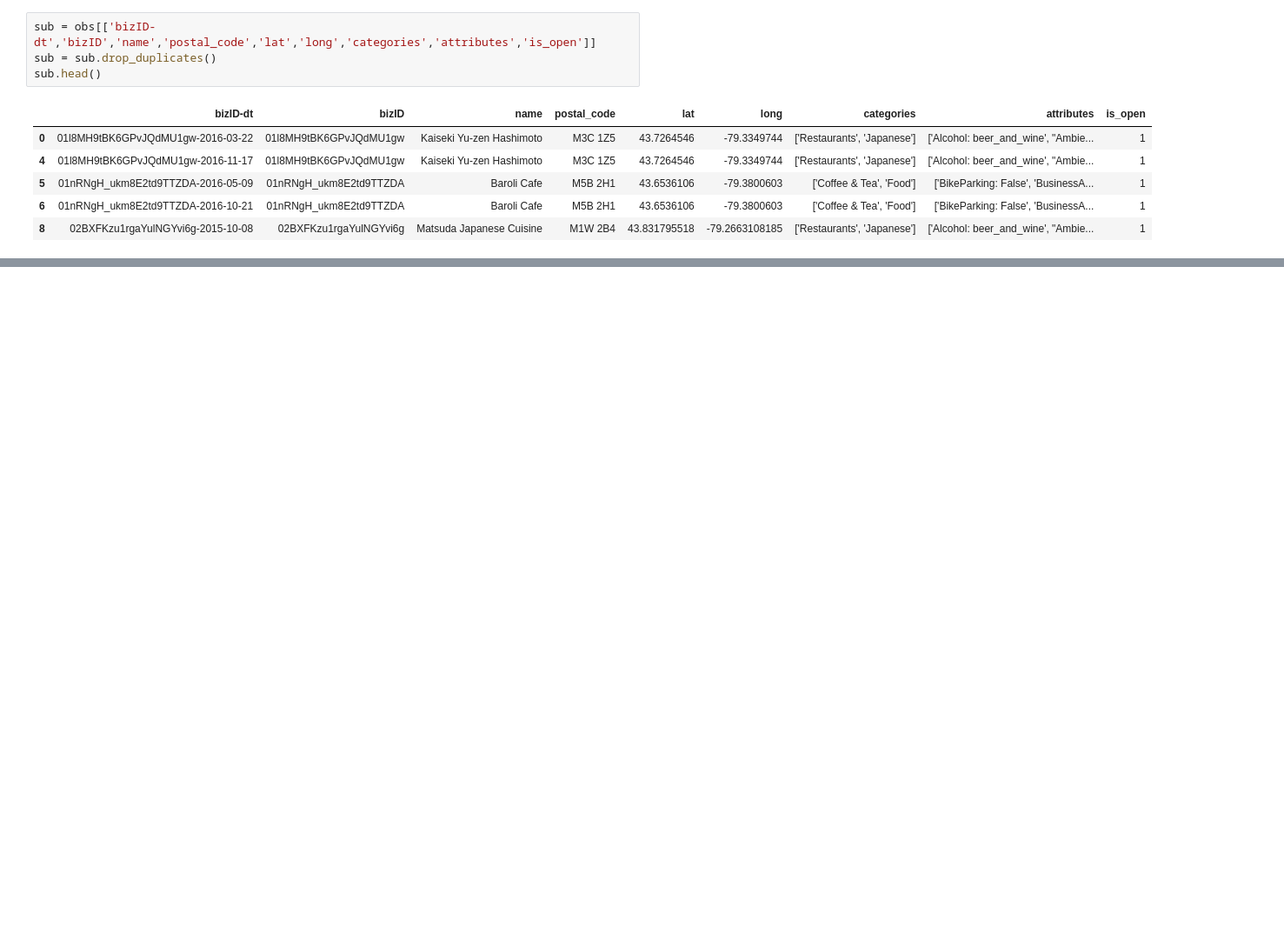
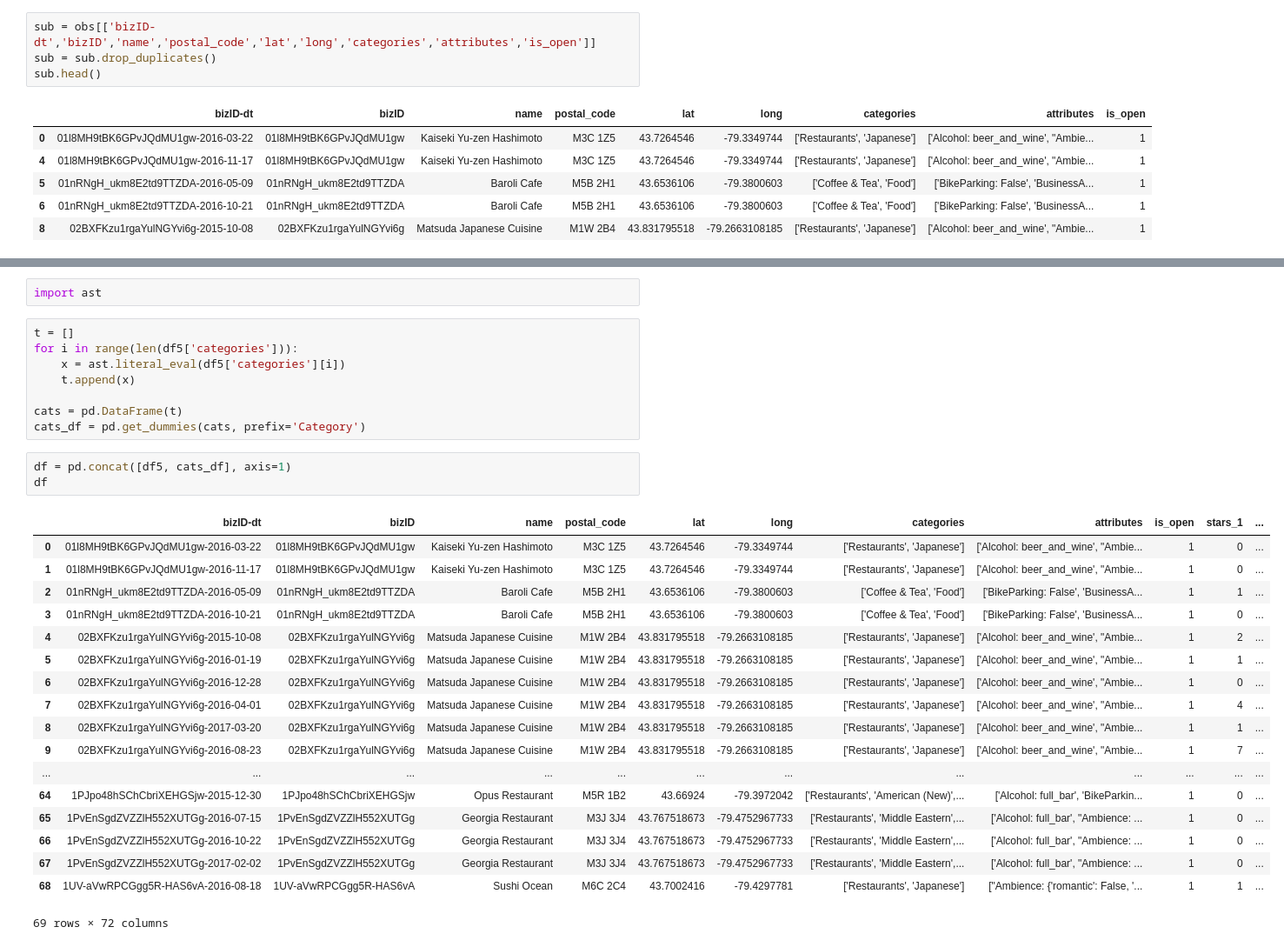
Before and after one commit to ms682/DataScience, a Jupyter notebook: yelp-toronto-dataset.ipynb, the cells around one changed output, grey strips where cells are left out. Shown at 87% size. Cells and saved outputs as stored; diff of their text form; blank space fills up the shorter version.

```diff
--- a/yelp-toronto-dataset.ipynb
+++ b/yelp-toronto-dataset.ipynb
@@ -195,0 +196,32 @@ df.head()
+# %%
+import ast
+# %%
+t = []
+for i in range(len(df5['categories'])):
+    x = ast.literal_eval(df5['categories'][i])
+    t.append(x)
+
+cats = pd.DataFrame(t)
+cats_df = pd.get_dummies(cats, prefix='Category')
+# %%
+df = pd.concat([df5, cats_df], axis=1)
+df
+# %% [output]
+|  | bizID-dt | bizID | name | postal_code | lat | long | categories | attributes | is_open | stars_1 | ... |
+| 0 | 01l8MH9tBK6GPvJQdMU1gw-2016-03-22 | 01l8MH9tBK6GPvJQdMU1gw | Kaiseki Yu-zen Hashimoto | M3C 1Z5 | 43.7264546 | -79.3349744 | ['Restaurants', 'Japanese'] | ['Alcohol: beer_and_wine', "Ambie... | 1 | 0 | ... |
+| 1 | 01l8MH9tBK6GPvJQdMU1gw-2016-11-17 | 01l8MH9tBK6GPvJQdMU1gw | Kaiseki Yu-zen Hashimoto | M3C 1Z5 | 43.7264546 | -79.3349744 | ['Restaurants', 'Japanese'] | ['Alcohol: beer_and_wine', "Ambie... | 1 | 0 | ... |
+| 2 | 01nRNgH_ukm8E2td9TTZDA-2016-05-09 | 01nRNgH_ukm8E2td9TTZDA | Baroli Cafe | M5B 2H1 | 43.6536106 | -79.3800603 | ['Coffee & Tea', 'Food'] | ['BikeParking: False', 'BusinessA... | 1 | 1 | ... |
+| 3 | 01nRNgH_ukm8E2td9TTZDA-2016-10-21 | 01nRNgH_ukm8E2td9TTZDA | Baroli Cafe | M5B 2H1 | 43.6536106 | -79.3800603 | ['Coffee & Tea', 'Food'] | ['BikeParking: False', 'BusinessA... | 1 | 0 | ... |
+| 4 | 02BXFKzu1rgaYulNGYvi6g-2015-10-08 | 02BXFKzu1rgaYulNGYvi6g | Matsuda Japanese Cuisine | M1W 2B4 | 43.831795518 | -79.2663108185 | ['Restaurants', 'Japanese'] | ['Alcohol: beer_and_wine', "Ambie... | 1 | 2 | ... |
+| 5 | 02BXFKzu1rgaYulNGYvi6g-2016-01-19 | 02BXFKzu1rgaYulNGYvi6g | Matsuda Japanese Cuisine | M1W 2B4 | 43.831795518 | -79.2663108185 | ['Restaurants', 'Japanese'] | ['Alcohol: beer_and_wine', "Ambie... | 1 | 1 | ... |
+| 6 | 02BXFKzu1rgaYulNGYvi6g-2016-12-28 | 02BXFKzu1rgaYulNGYvi6g | Matsuda Japanese Cuisine | M1W 2B4 | 43.831795518 | -79.2663108185 | ['Restaurants', 'Japanese'] | ['Alcohol: beer_and_wine', "Ambie... | 1 | 0 | ... |
+| 7 | 02BXFKzu1rgaYulNGYvi6g-2016-04-01 | 02BXFKzu1rgaYulNGYvi6g | Matsuda Japanese Cuisine | M1W 2B4 | 43.831795518 | -79.2663108185 | ['Restaurants', 'Japanese'] | ['Alcohol: beer_and_wine', "Ambie... | 1 | 4 | ... |
+| 8 | 02BXFKzu1rgaYulNGYvi6g-2017-03-20 | 02BXFKzu1rgaYulNGYvi6g | Matsuda Japanese Cuisine | M1W 2B4 | 43.831795518 | -79.2663108185 | ['Restaurants', 'Japanese'] | ['Alcohol: beer_and_wine', "Ambie... | 1 | 1 | ... |
+| 9 | 02BXFKzu1rgaYulNGYvi6g-2016-08-23 | 02BXFKzu1rgaYulNGYvi6g | Matsuda Japanese Cuisine | M1W 2B4 | 43.831795518 | -79.2663108185 | ['Restaurants', 'Japanese'] | ['Alcohol: beer_and_wine', "Ambie... | 1 | 7 | ... |
+| ... | ... | ... | ... | ... | ... | ... | ... | ... | ... | ... | ... |
+| 64 | 1PJpo48hSChCbriXEHGSjw-2015-12-30 | 1PJpo48hSChCbriXEHGSjw | Opus Restaurant | M5R 1B2 | 43.66924 | -79.3972042 | ['Restaurants', 'American (New)',... | ['Alcohol: full_bar', 'BikeParkin... | 1 | 0 | ... |
+| 65 | 1PvEnSgdZVZZlH552XUTGg-2016-07-15 | 1PvEnSgdZVZZlH552XUTGg | Georgia Restaurant | M3J 3J4 | 43.767518673 | -79.4752967733 | ['Restaurants', 'Middle Eastern',... | ['Alcohol: full_bar', "Ambience: ... | 1 | 0 | ... |
+| 66 | 1PvEnSgdZVZZlH552XUTGg-2016-10-22 | 1PvEnSgdZVZZlH552XUTGg | Georgia Restaurant | M3J 3J4 | 43.767518673 | -79.4752967733 | ['Restaurants', 'Middle Eastern',... | ['Alcohol: full_bar', "Ambience: ... | 1 | 0 | ... |
+| 67 | 1PvEnSgdZVZZlH552XUTGg-2017-02-02 | 1PvEnSgdZVZZlH552XUTGg | Georgia Restaurant | M3J 3J4 | 43.767518673 | -79.4752967733 | ['Restaurants', 'Middle Eastern',... | ['Alcohol: full_bar', "Ambience: ... | 1 | 0 | ... |
+| 68 | 1UV-aVwRPCGgg5R-HAS6vA-2016-08-18 | 1UV-aVwRPCGgg5R-HAS6vA | Sushi Ocean | M6C 2C4 | 43.7002416 | -79.4297781 | ['Restaurants', 'Japanese'] | ["Ambience: {'romantic': False, '... | 1 | 1 | ... |
+69 rows × 72 columns
```
Also changed, not shown: parts of 3 cells of this notebook.
